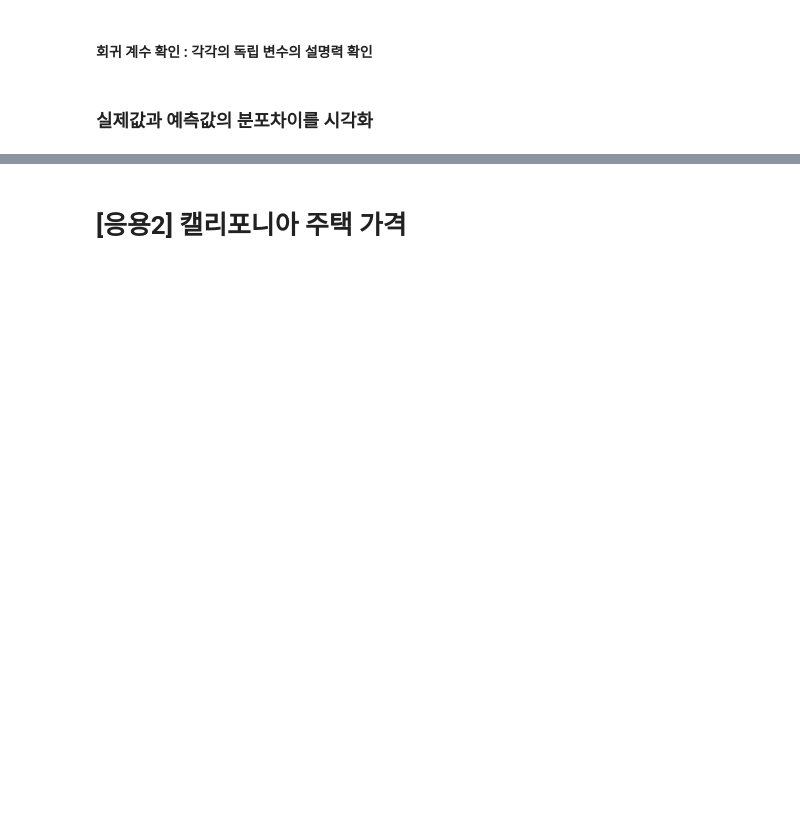
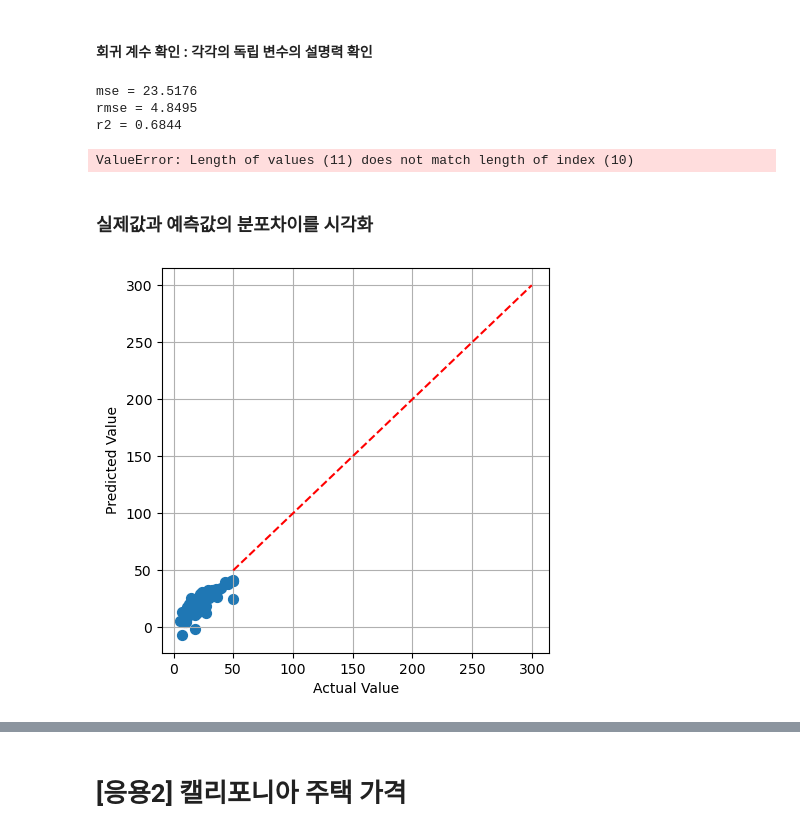
Before and after one commit to DeerWeak/pythonbasic, a Jupyter notebook: 220.0. 다중선형회귀.ipynb, the cells around one changed output, grey strips where cells are left out. Saved outputs shown, nothing was run; the diff lists cells and outputs as text; code cells hidden in the pictures; blank space fills up the shorter version.

```diff
--- a/220.0. 다중선형회귀.ipynb
+++ b/220.0. 다중선형회귀.ipynb
@@ -468,0 +504,7 @@ Bradley Efron, Trevor Hastie, Iain Johnstone and Robert Tibshirani (2004) "Least
+# %%
+x = diab.data
+y = diab.target
+
+from sklearn.model_selection import train_test_split
+
+X_train, X_test, y_train, y_test = train_test_split(X, y, test_size = 0.2, random_state=27)
@@ -469,2 +513,11 @@ Bradley Efron, Trevor Hastie, Iain Johnstone and Robert Tibshirani (2004) "Least
 # %% [markdown]
 ### 모델 구축
+# %%
+from sklearn.linear_model import LinearRegression
+
+# 회귀 모델 객체 생성
+
+lr = LinearRegression()
+
+# 모델 학습
+reg = lr.fit(X_train, y_train)
@@ -473,4 +554,27 @@ Bradley Efron, Trevor Hastie, Iain Johnstone and Robert Tibshirani (2004) "Least
 # %% [markdown]
 #### 회귀 계수 확인 : 각각의 독립 변수의 설명력 확인
+# %%
+y_pred = reg.predict(X_test)
+
+evaluate_score(y_test, y_pred)
+# %% [output]
+mse = 23.5176
+rmse = 4.8495
+r2 = 0.6844
+# %%
+coef = pd.Series(coef, index = diab.feature_names)
+# %% [output]
+ValueError: Length of values (11) does not match length of index (10)
 # %% [markdown]
 ###  실제값과 예측값의 분포차이를 시각화
+# %%
+import matplotlib.pyplot as plt
+
+plt.figure(figsize=(5, 5))
+plt.scatter(y_test, y_pred, s = 50)
+plt.xlabel("Actual Value")
+plt.ylabel("Predicted Value")
+plt.plot([50, 300], [50, 300], ls='--', c='r')
+plt.grid()
+# %% [output]
+[figure, added]
```
Also changed, not shown: parts of 25 cells of this notebook, 4 other files.
